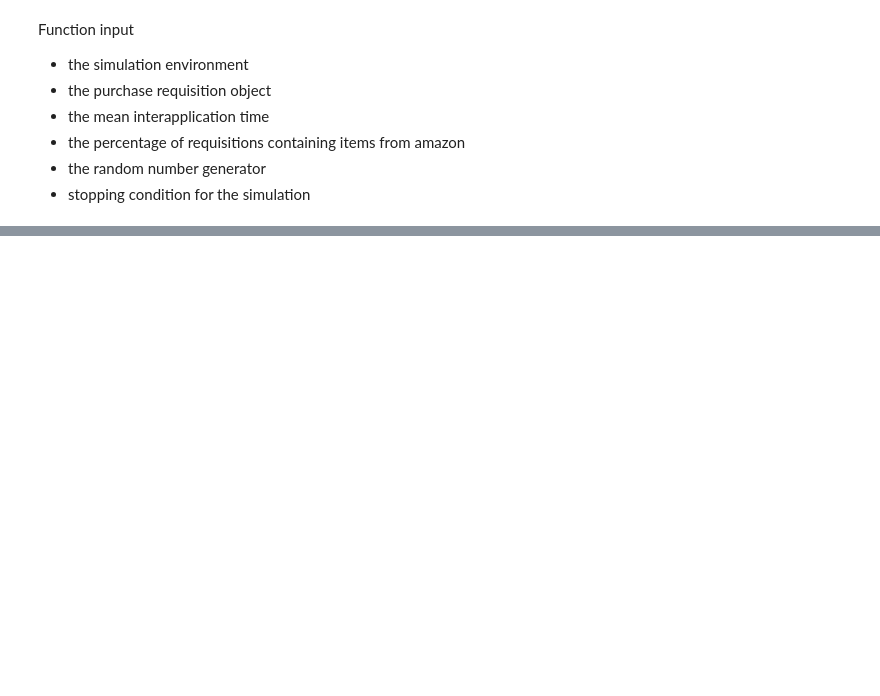
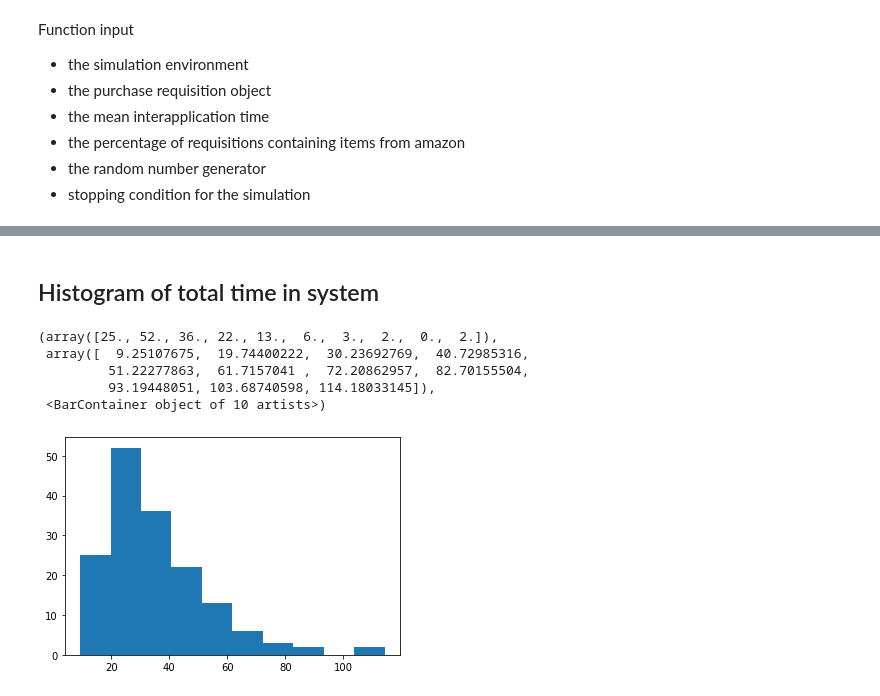
Before and after one commit to OsarodionOdion/DES_model, a Jupyter notebook: PR_simulation.ipynb, the cells around one changed output, grey strips where cells are left out. Drawn from its saved outputs; the diff is of its cells as text; code cells hidden in the pictures; blank space fills up the shorter version.

Commit message:
post-processing

```diff
--- a/PR_simulation.ipynb
+++ b/PR_simulation.ipynb
@@ -443,0 +390,3 @@ Simulation ended at time 492.6635974922499
+# %%
+pr_application_log_df = pd.read_csv('./output/pr_application_log_df.csv')
+pr_application_log_df.info()
@@ -443,0 +421,16 @@ Simulation ended at time 492.6635974922499
+# %%
+def compute_durations(timestamp_df):
+
+    timestamp_df['wait_for_coordinator'] = timestamp_df.loc[:, 'got_coordinator_ts'] - timestamp_df.loc[:, 'app_request_ts']
+    timestamp_df['time_to_create_PR'] = timestamp_df.loc[:, 'release_coordinator_ts'] - timestamp_df.loc[:, 'got_coordinator_ts']
+    timestamp_df['wait_for_approver'] = timestamp_df.loc[:, 'got_approver_ts'] - timestamp_df.loc[:, 'release_coordinator_ts']
+    timestamp_df['time_to_approve'] = timestamp_df.loc[:, 'release_approver_ts'] - timestamp_df.loc[:, 'got_approver_ts']
+    timestamp_df['wait_for_indirectbuyer'] = timestamp_df.loc[:, 'got_indirectbuyer_ts'] - timestamp_df.loc[:, 'release_approver_ts']
+    timestamp_df['time_to_issue_po'] = timestamp_df.loc[:, 'release_indirectbuyer_ts'] - timestamp_df.loc[:, 'got_indirectbuyer_ts']
+    timestamp_df['post_approval_time'] = timestamp_df.loc[:, 'exit_system_ts'] - timestamp_df.loc[:, 'release_approver_ts']
+    timestamp_df['time_in_system'] = timestamp_df.loc[:, 'exit_system_ts'] - timestamp_df.loc[:, 'app_request_ts']
+
+    return timestamp_df
+# %%
+pr_application_log_df = compute_durations(pr_application_log_df)
+pr_application_log_df
@@ -443,0 +451,11 @@ Simulation ended at time 492.6635974922499
+# %% [markdown]
+## Histogram of total time in system
+# %%
+plt.hist(pr_application_log_df['time_in_system'])
+# %% [output]
+(array([25., 52., 36., 22., 13.,  6.,  3.,  2.,  0.,  2.]),
+ array([  9.25107675,  19.74400222,  30.23692769,  40.72985316,
+         51.22277863,  61.7157041 ,  72.20862957,  82.70155504,
+         93.19448051, 103.68740598, 114.18033145]),
+ <BarContainer object of 10 artists>)
+[figure, added]
```
Also changed, not shown: parts of 16 cells of this notebook.
